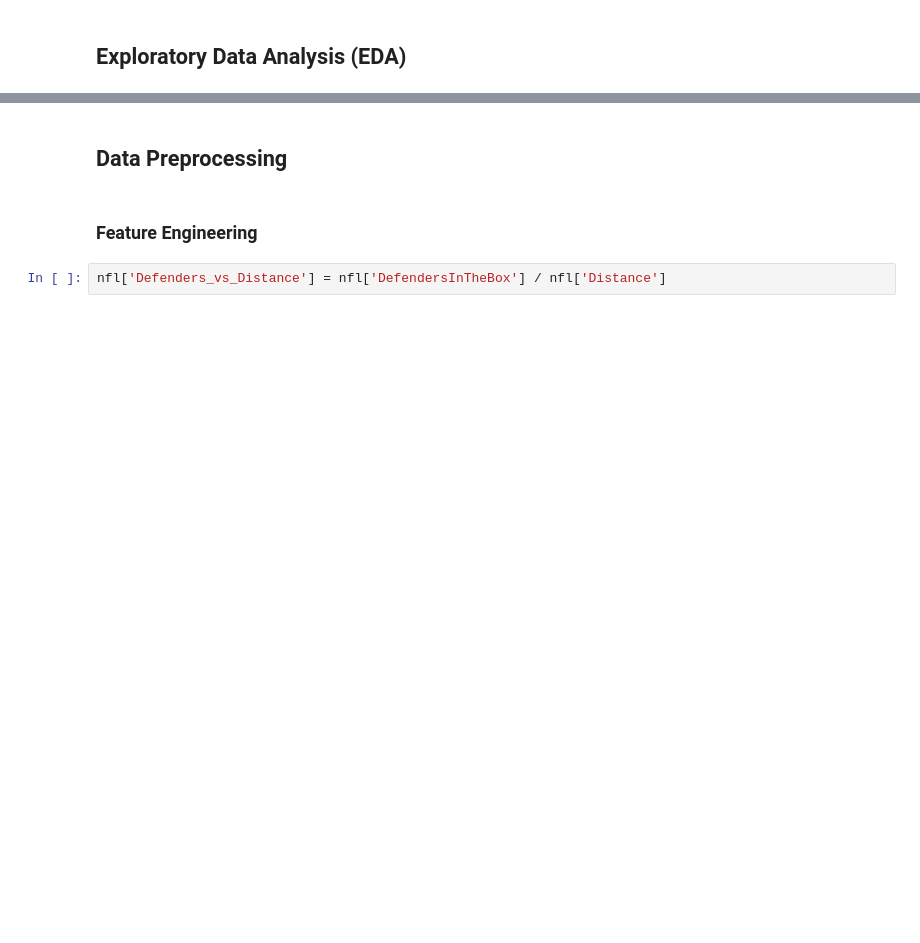
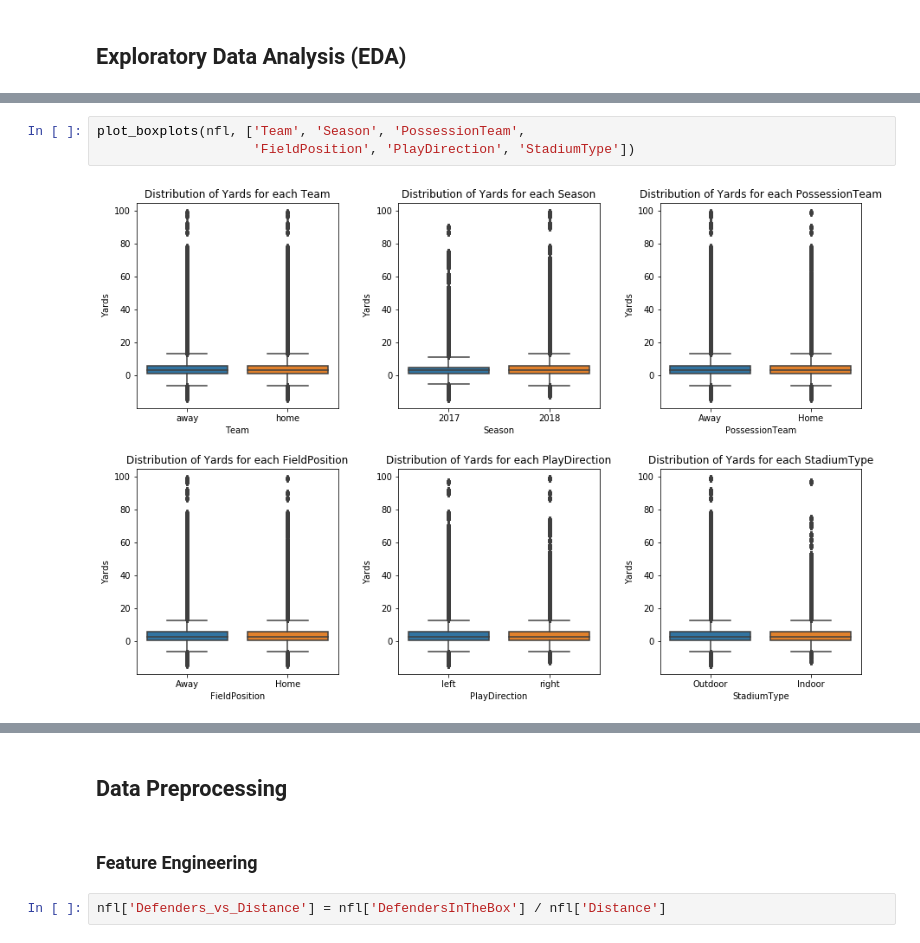
Before and after one commit to sharonk515/NFL_yards_gained, a Jupyter notebook: nfl_data_clean.ipynb, the cells around one changed output, grey strips where cells are left out. Cells and saved outputs as stored; diff of their text form; blank space fills up the shorter version.

```diff
--- a/nfl_data_clean.ipynb
+++ b/nfl_data_clean.ipynb
@@ -463,0 +229,5 @@ plt.setp(axes[1].get_xticklabels(), rotation=90);
+# %%
+plot_boxplots(nfl, ['Team', 'Season', 'PossessionTeam',
+                    'FieldPosition', 'PlayDirection', 'StadiumType'])
+# %% [output]
+[figure, added]
```
Also changed, not shown: parts of 42 cells of this notebook, 2 other files.
